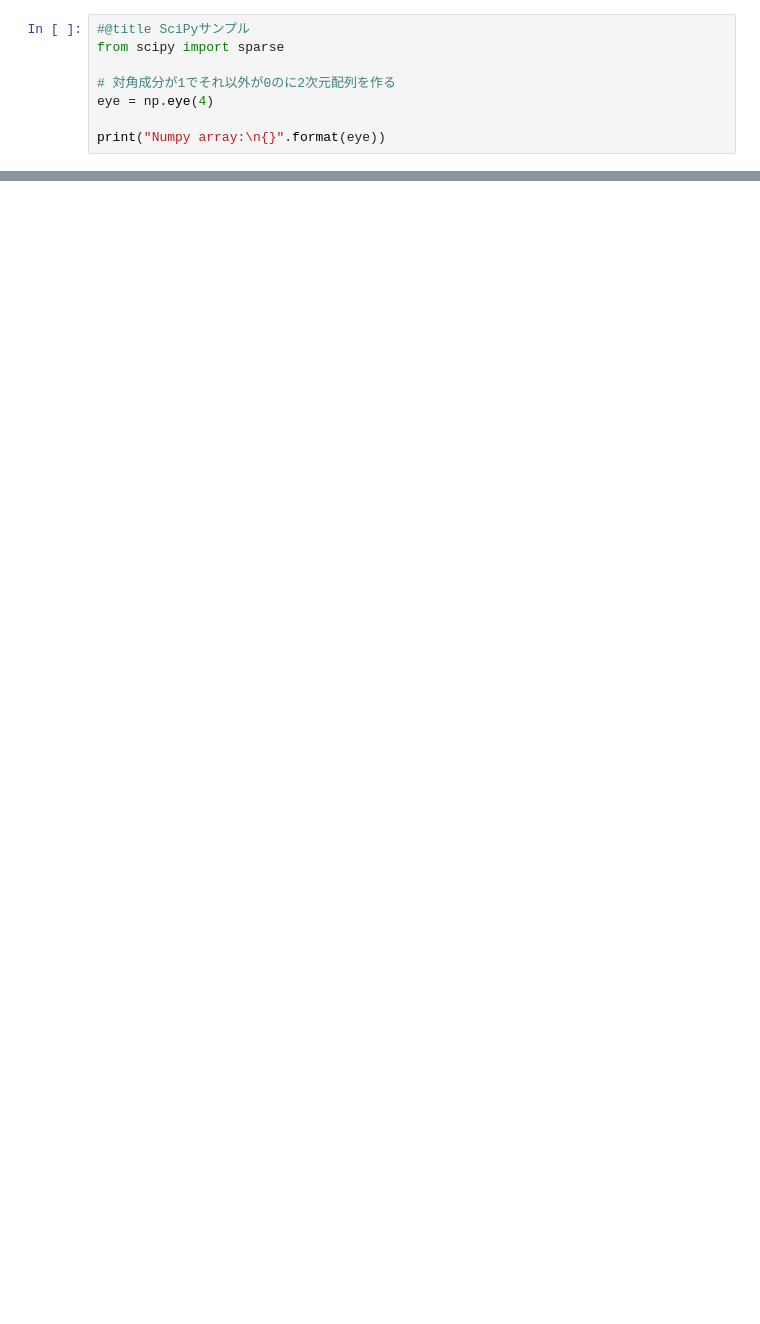
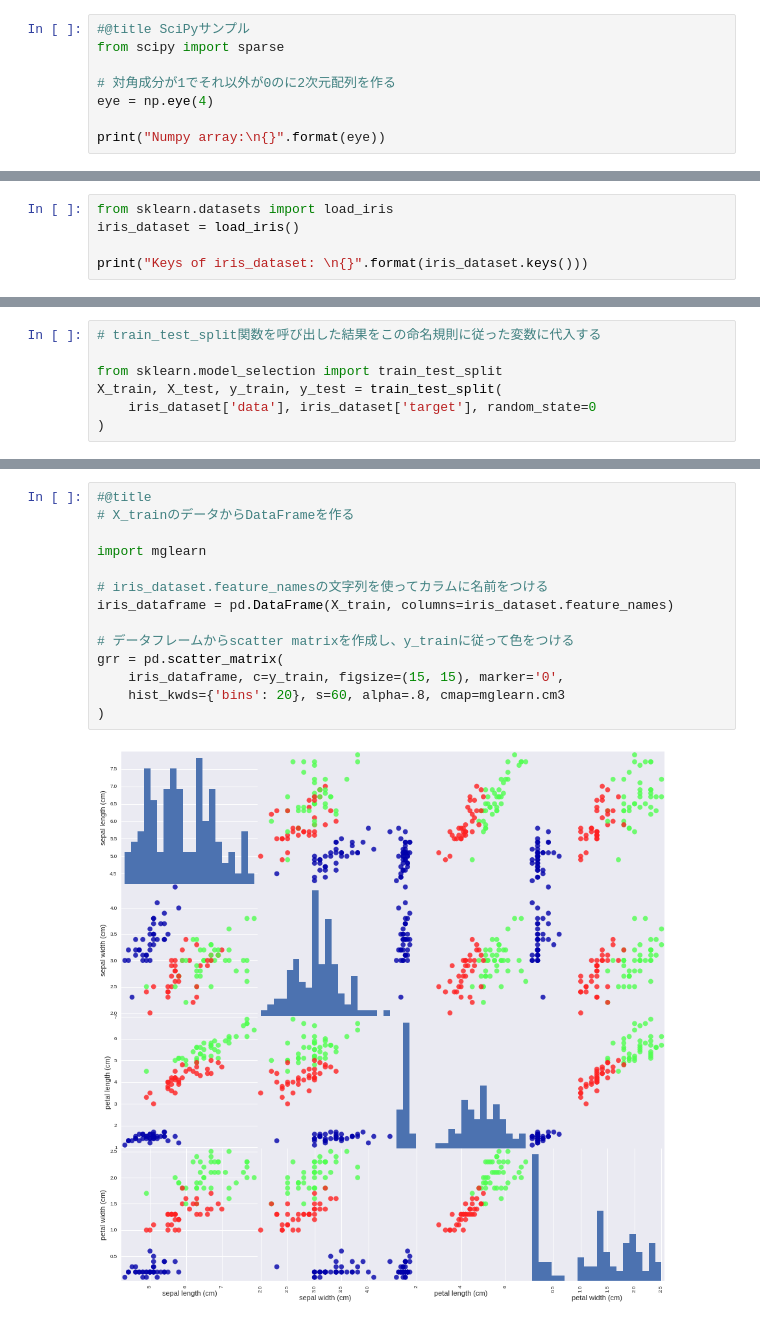
Before and after one commit to kyata/introduction_to_ml_with_python, a Jupyter notebook: intro_to_ml_chapter1.ipynb, the cells around one changed output, grey strips where cells are left out. Cells and saved outputs as stored; diff of their text form; blank space fills up the shorter version.

```diff
--- a/intro_to_ml_chapter1.ipynb
+++ b/intro_to_ml_chapter1.ipynb
@@ -115,0 +298,5 @@ print("Numpy array:\n{}".format(eye))
+# %%
+from sklearn.datasets import load_iris
+iris_dataset = load_iris()
+
+print("Keys of iris_dataset: \n{}".format(iris_dataset.keys()))
@@ -115,0 +438,7 @@ print("Numpy array:\n{}".format(eye))
+# %%
+# train_test_split関数を呼び出した結果をこの命名規則に従った変数に代入する
+
+from sklearn.model_selection import train_test_split
+X_train, X_test, y_train, y_test = train_test_split(
+    iris_dataset['data'], iris_dataset['target'], random_state=0
+)
@@ -115,0 +492,16 @@ print("Numpy array:\n{}".format(eye))
+# %%
+#@title
+# X_trainのデータからDataFrameを作る
+
+import mglearn
+
+# iris_dataset.feature_namesの文字列を使ってカラムに名前をつける
+iris_dataframe = pd.DataFrame(X_train, columns=iris_dataset.feature_names)
+
+# データフレームからscatter matrixを作成し、y_trainに従って色をつける
+grr = pd.scatter_matrix(
+    iris_dataframe, c=y_train, figsize=(15, 15), marker='0',
+    hist_kwds={'bins': 20}, s=60, alpha=.8, cmap=mglearn.cm3
+)
+# %% [output]
+[figure, added]
```
Also changed, not shown: parts of 31 cells of this notebook.
